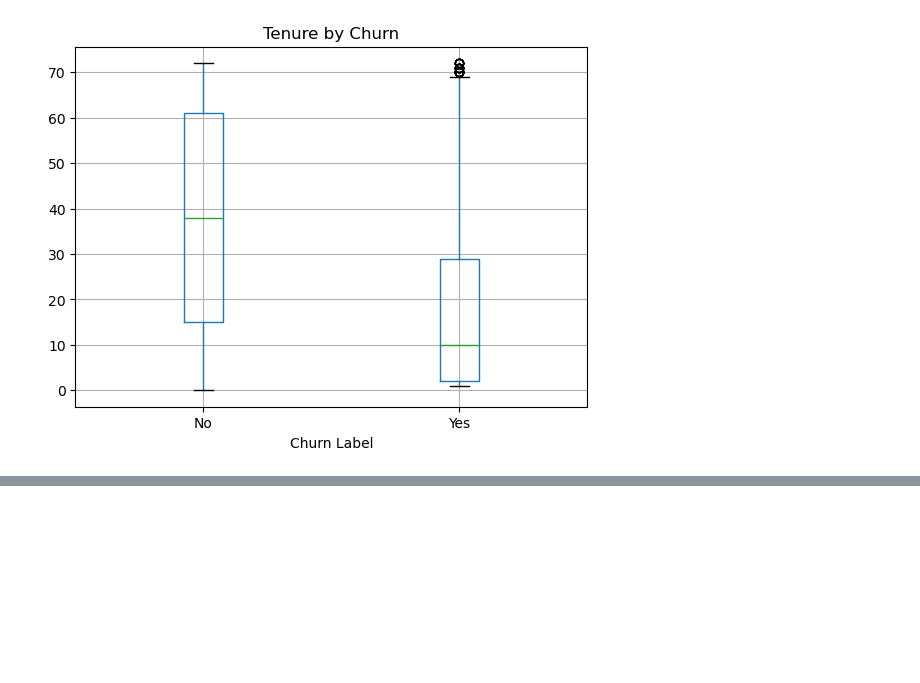
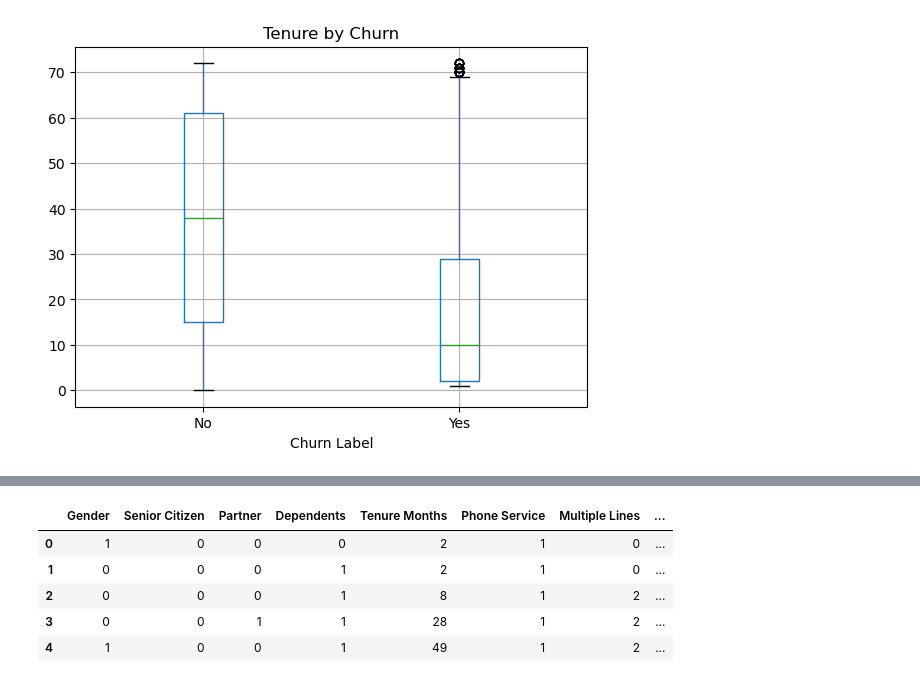
Before and after one commit to eceoguzbal/customer-churn-prediction, a Jupyter notebook: project.ipynb, the cells around one changed output, grey strips where cells are left out. Drawn from its saved outputs; the diff is of its cells as text; code cells hidden in the pictures; blank space fills up the shorter version.

```diff
--- a/project.ipynb
+++ b/project.ipynb
@@ -120,0 +157,4 @@ plt.show()
+# %%
+encoder = LabelEncoder()
+for col in cat_cols:
+    df_clean[col] = encoder.fit_transform(df_clean[col])
@@ -120,0 +185,9 @@ plt.show()
+# %%
+df_clean.head()
+# %% [output]
+|  | Gender | Senior Citizen | Partner | Dependents | Tenure Months | Phone Service | Multiple Lines | ... |
+| 0 | 1 | 0 | 0 | 0 | 2 | 1 | 0 | ... |
+| 1 | 0 | 0 | 0 | 1 | 2 | 1 | 0 | ... |
+| 2 | 0 | 0 | 0 | 1 | 8 | 1 | 2 | ... |
+| 3 | 0 | 0 | 1 | 1 | 28 | 1 | 2 | ... |
+| 4 | 1 | 0 | 0 | 1 | 49 | 1 | 2 | ... |
```
Also changed, not shown: parts of 9 cells of this notebook.
